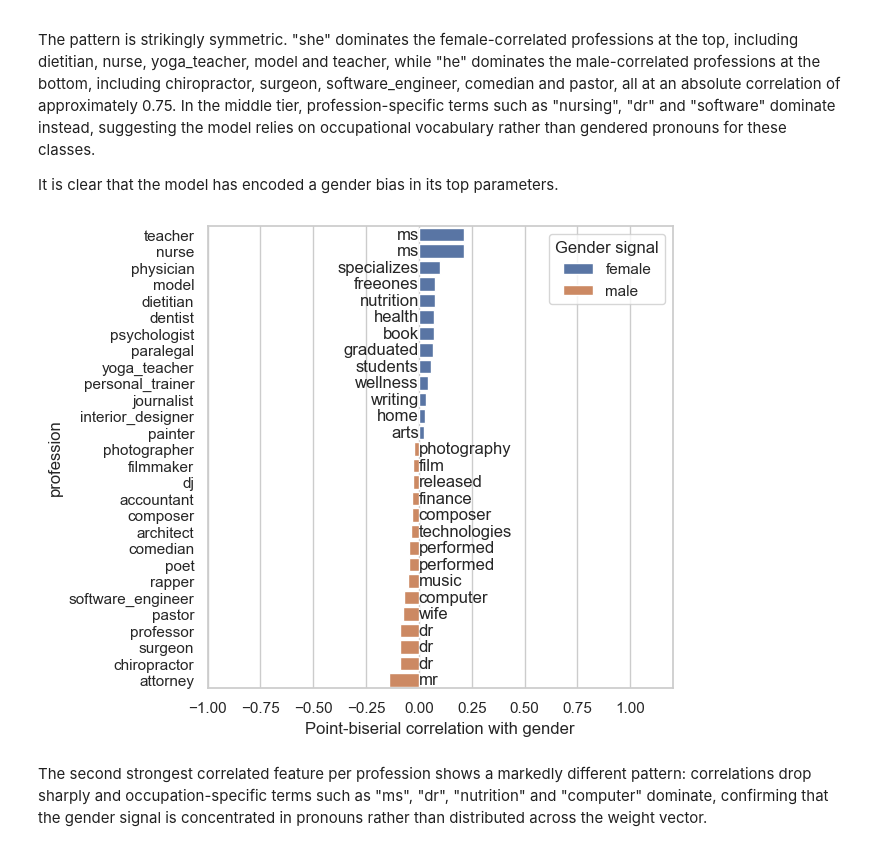
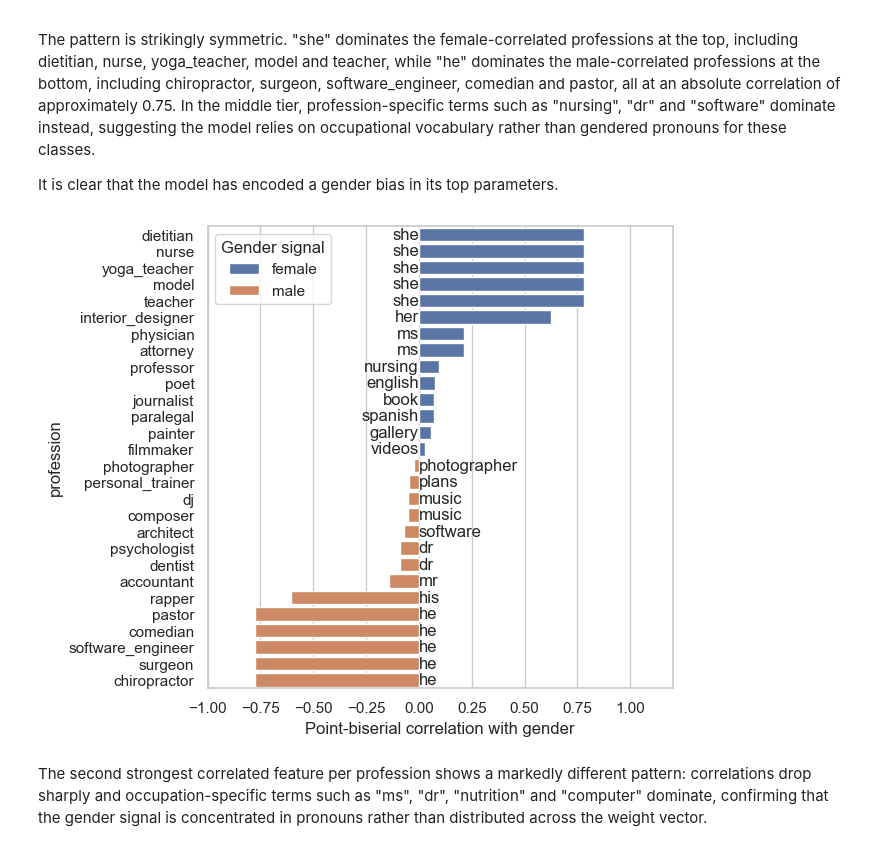
Before and after one commit to felinosoph/gender-bias-in-prediction, a Jupyter notebook: modeling.ipynb, the cells around one changed output. Cells and saved outputs as stored; diff of their text form; code cells hidden in the pictures.

```diff
--- a/modeling.ipynb
+++ b/modeling.ipynb
@@ -594,9 +602,9 @@ The pattern is strikingly symmetric. "she" dominates the female-correlated profe
 It is clear that the model has encoded a gender bias in its top parameters.
 # %%
 plot_gender_correlations(
-    result_df, feature_rank=1, save_to="report/figures/gender_bias_correlation_0.png"
+    result_df, feature_rank=0, save_to="report/figures/gender_bias_correlation_0.png"
 )
 # %% [output]
-[figure, old version]
+[figure, new version]
 # %% [markdown]
 The second strongest correlated feature per profession shows a markedly different pattern: correlations drop sharply and occupation-specific terms such as "ms", "dr", "nutrition" and "computer" dominate, confirming that the gender signal is concentrated in pronouns rather than distributed across the weight vector.
```
Also changed, not shown: parts of 4 cells of this notebook, 4 other files.
